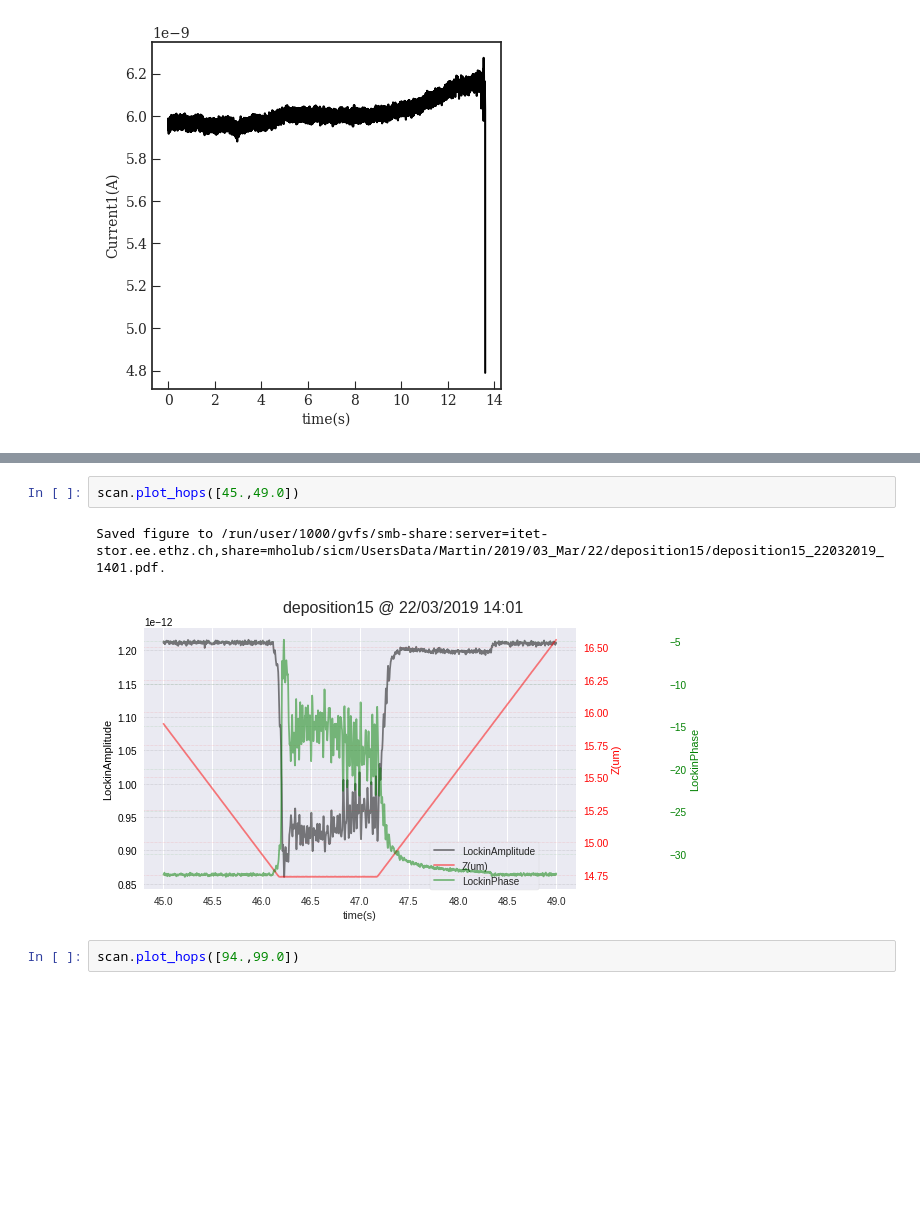
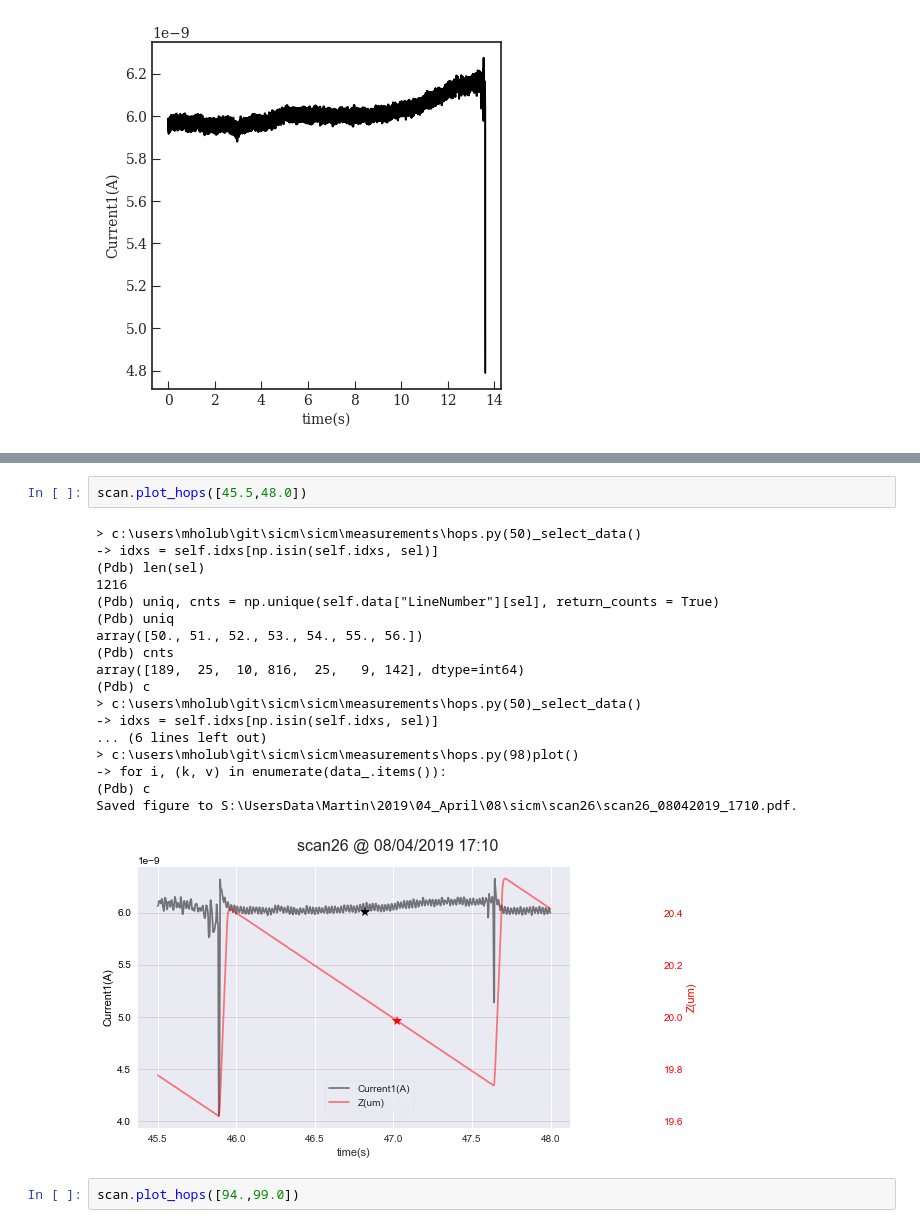
Before and after one commit to martinholub/sicm, a Jupyter notebook: notebooks/plots.ipynb, the cells around one changed output, grey strips where cells are left out. Saved outputs shown, nothing was run; the diff lists cells and outputs as text; blank space fills up the shorter version.

```diff
--- a/notebooks/plots.ipynb
+++ b/notebooks/plots.ipynb
@@ -43,8 +40,24 @@ Saved figure to S:\UsersData\Martin\2019\04_April\08\sicm\scan26\scan26_08042019
 # %%
-scan.plot_hops([45.,49.0])
+scan.plot_hops([45.5,48.0])
 # %% [output]
-Saved figure to /run/user/1000/gvfs/smb-share:server=itet-stor.ee.ethz.ch,share=mholub/sicm/UsersData/Martin/2019/03_Mar/22/deposition15/deposition15_22032019_1401.pdf.
+> c:\users\mholub\git\sicm\sicm\measurements\hops.py(50)_select_data()
+-> idxs = self.idxs[np.isin(self.idxs, sel)]
+(Pdb) len(sel)
+1216
+(Pdb) uniq, cnts = np.unique(self.data["LineNumber"][sel], return_counts = True)
+(Pdb) uniq
+array([50., 51., 52., 53., 54., 55., 56.])
+(Pdb) cnts
+array([189,  25,  10, 816,  25,   9, 142], dtype=int64)
+(Pdb) c
+> c:\users\mholub\git\sicm\sicm\measurements\hops.py(50)_select_data()
+-> idxs = self.idxs[np.isin(self.idxs, sel)]
+... (6 lines left out)
+> c:\users\mholub\git\sicm\sicm\measurements\hops.py(98)plot()
+-> for i, (k, v) in enumerate(data_.items()):
+(Pdb) c
+Saved figure to S:\UsersData\Martin\2019\04_April\08\sicm\scan26\scan26_08042019_1710.pdf.
-[figure, old version]
+[figure, new version]
 # %%
 scan.plot_hops([94.,99.0])
 # %% [output]
```
Also changed, not shown: parts of 4 cells of this notebook, 5 other files.
